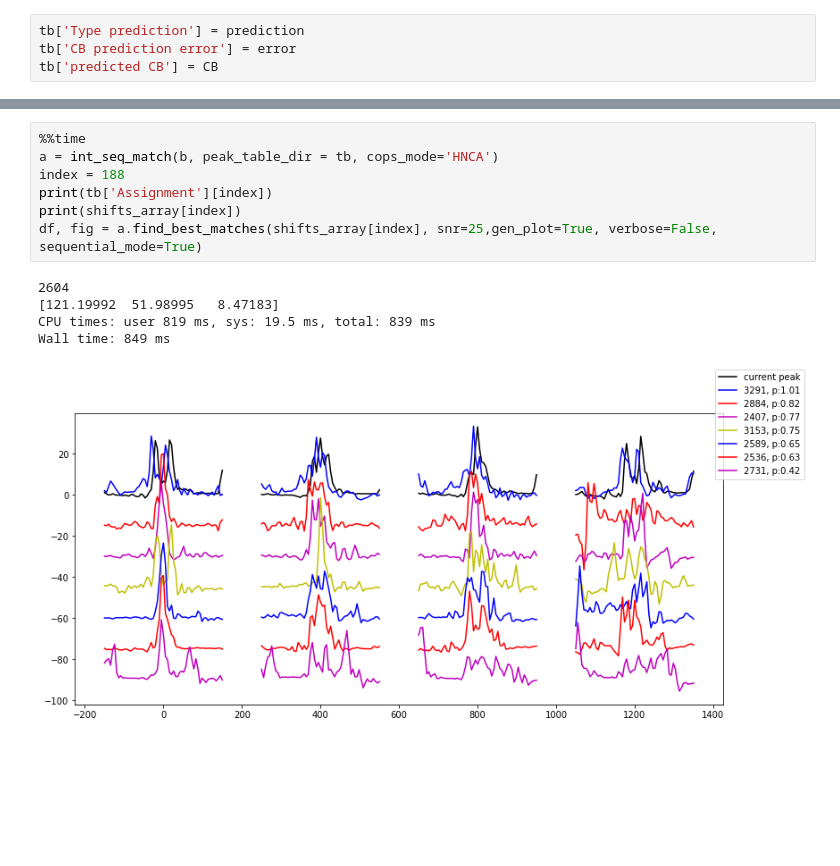
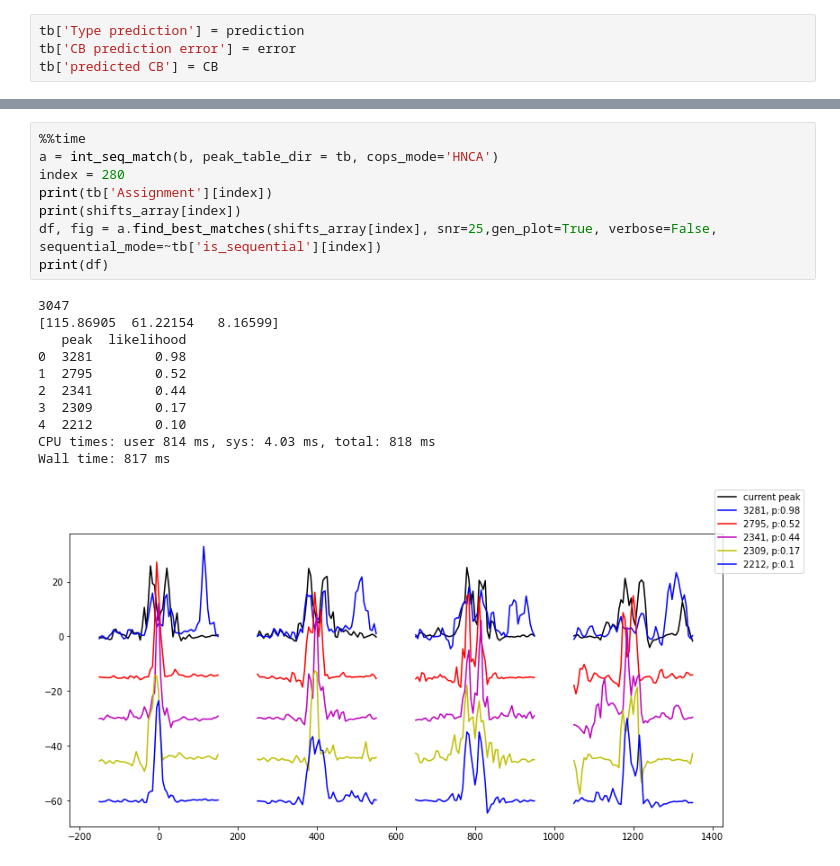
Before and after one commit to hkwang/COPS_analysis, a Jupyter notebook: dev/cops_xcorrelation_shp2_Script.ipynb, the cells around one changed output, grey strips where cells are left out. Drawn from its saved outputs; the diff is of its cells as text; blank space fills up the shorter version.

```diff
--- a/dev/cops_xcorrelation_shp2_Script.ipynb
+++ b/dev/cops_xcorrelation_shp2_Script.ipynb
@@ -73,16 +88,23 @@ IndexError: tuple index out of range
 # %%
 %%time
 a = int_seq_match(b, peak_table_dir = tb, cops_mode='HNCA')
-index = 188
+index = 280
 print(tb['Assignment'][index])
 print(shifts_array[index])
-df, fig = a.find_best_matches(shifts_array[index], snr=25,gen_plot=True, verbose=False, sequential_mode=True)
+df, fig = a.find_best_matches(shifts_array[index], snr=25,gen_plot=True, verbose=False, sequential_mode=~tb['is_sequential'][index])
+print(df)
 # %% [output]
-2604
-[121.19992  51.98995   8.47183]
-CPU times: user 819 ms, sys: 19.5 ms, total: 839 ms
-Wall time: 849 ms
+3047
+[115.86905  61.22154   8.16599]
+   peak  likelihood
+0  3281        0.98
+1  2795        0.52
+2  2341        0.44
+3  2309        0.17
+4  2212        0.10
+CPU times: user 814 ms, sys: 4.03 ms, total: 818 ms
+Wall time: 817 ms
-[figure, old version]
+[figure, new version]
 # %%
 %%time
 prediction = []
```
Also changed, not shown: parts of 11 cells of this notebook, 3 other files.
